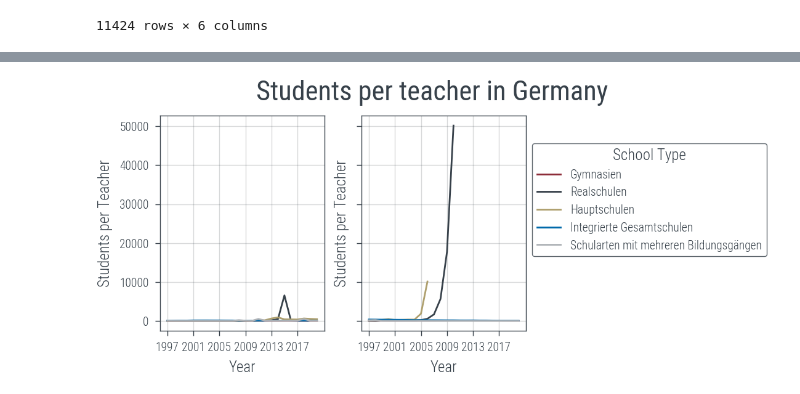
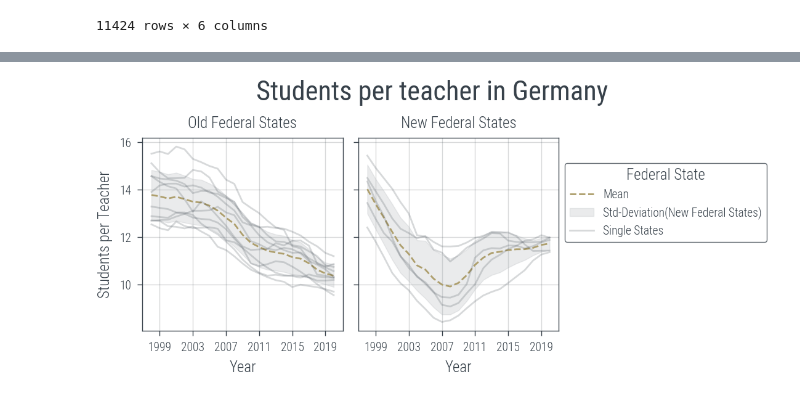
Before and after one commit to KarylReyne/DataLiteracyWS23, a Jupyter notebook: exp/TF-005-TeachersToChildren.ipynb, the cells around one changed output, grey strips where cells are left out. Cells and saved outputs as stored; diff of their text form; code cells hidden in the pictures.

Commit message:
Added analysis of teachers per student

```diff
--- a/exp/TF-005-TeachersToChildren.ipynb
+++ b/exp/TF-005-TeachersToChildren.ipynb
@@ -29,6 +29,7 @@ students_per_type = loader.load('school-children-by-type')
 teachers = loader.load('teachers-per-schooltype')
 zensus = loader.load('zensus')
 zensus = zensus[zensus["Origin"] == "Total"]
+zensus_age = loader.load('zensus-age')
 # %% [markdown]
 # 1. Understanding data structure and validate downloaded data
 # %% [markdown]
@@ -936,8 +944,8 @@ temp_students = students_per_type_sum[(students_per_type_sum["Gender"] == "Total
 temp_students = temp_students.drop("Gender", axis=1).rename(columns={"Mapped School Type": "School Type", "Value": "Students"})
 temp_students["School Type"] = temp_students["School Type"].str.replace("Gymnasien (Sum)", "Gymnasien")
 temp_teacher = teachers[(teachers["Gender"] == "z")].drop("Gender", axis=1)
-merged = pd.merge(temp_students, temp_teacher, how="inner", on=["School Type", "Year"])
-merged
+students_per_teacher_by_type = pd.merge(temp_students, temp_teacher, how="inner", on=["School Type", "Year"])
+students_per_teacher_by_type
 # %% [output]
 |  | Year | School Type | Students | Contract Type | Federal State | Number of Teachers |
 | 0 | 1997 | Abendgymnasien | 3198.0 | Vollzeitbeschäftigte Lehrkräfte | Baden-Württemberg | 0.0 |
@@ -985,11 +998,10 @@ TEACHER_CONTRACT = [
  ]
 
 # Get the number of students for the most common school types
-most_common_school_types = Aggregation.get_most_common_value(merged, "Students", ["School Type"])[:MCS]
-plot_data = merged[merged["School Type"].isin(most_common_school_types["School Type"].values) & merged["Contract Type"].isin(TEACHER_CONTRACT)]
+most_common_school_types = Aggregation.get_most_common_value(students_per_teacher_by_type, "Students", ["School Type"])[:MCS]
+plot_data = students_per_teacher_by_type[students_per_teacher_by_type["School Type"].isin(most_common_school_types["School Type"].values) & students_per_teacher_by_type["Contract Type"].isin(TEACHER_CONTRACT)]
 students_per_teacher = get_students_per_teacher(plot_data)
 plot_data = students_per_teacher.copy()
-display(students_per_teacher)
 
 # Select data to plot (aggregation)
 plot_data = plot_data[plot_data["Federal State"] == "Deutschland"]
@@ -1051,0 +1030,8 @@ plot_data.query("(Year == 2019) and (`Federal State` == 'Saarland')")
+# %%
+temp_students = students_per_state[(students_per_state["Gender"] == "all")]
+temp_students = temp_students.drop("Gender", axis=1).rename(columns={"Value": "Students"})
+temp_teacher = teachers[(teachers["Gender"] == "z") & (teachers["School Type"] == "Zusammen")].drop("Gender", axis=1)
+temp_teacher = temp_teacher.drop("School Type", axis=1)
+students_per_techear_by_federal_state = pd.merge(temp_students, temp_teacher, how="inner", on=["Federal State", "Year"])
+students_per_techear_by_federal_state = get_students_per_teacher(students_per_techear_by_federal_state)
+students_per_techear_by_federal_state
@@ -1052,44 +1052,47 @@ plot_data.query("(Year == 2019) and (`Federal State` == 'Saarland')")
 # %%
 fig, axs = plt.subplots(1, 2, sharey=True)
-plot_data = students_per_teacher.copy()
-# plot_data = plot_data[plot_data["School Type"] == "Gymnasien"]
-plot_data = plot_data[plot_data["Federal State"] != "Deutschland"]
-# plot_data = plot_data.groupby(["Year", "School Type", "Federal State"]).apply(lambda x: x["Students per Teacher"].mean()).reset_index().rename(columns={0: "Students per Teacher"})
-# plot_data_std = plot_data.groupby(["Year", "School Type", "Federal State"]).apply(lambda x: x["Students per Teacher"].std()).reset_index().rename(columns={0: "Students per Teacher"})
 
+# Get the right data
+plot_data = students_per_techear_by_federal_state.copy()
+plot_data = plot_data[
+    (plot_data["Federal State"] != "Deutschland")
+    & (plot_data["Type"] == "Pupils")
+]
+for i, fs in enumerate(FEDERAL_STATES):
+    label_set = False
+    ax = axs[i]
 
-for st in most_common_school_types["School Type"].values:
-    for i, fs in enumerate(FEDERAL_STATES):
-        ax = axs[i]
+    # Calculate the mean and std
+    plot_data_fs = plot_data[plot_data["Federal State"].isin(FEDERAL_STATES[fs])].copy()
+    plot_data_fs_mean = plot_data_fs.groupby(["Year"]).apply(lambda x: x["Students per Teacher"].mean()).reset_index().rename(columns={0: "Students per Teacher"})
+    plot_data_std_fs = plot_data_fs.groupby(["Year"]).apply(lambda x: x["Students per Teacher"].std()).reset_index().rename(columns={0: "Students per Teacher"})
 
-        plot_data_fs = plot_data[
-            (plot_data["Federal State"].isin(FEDERAL_STATES[fs]))
-            & (~plot_data["Federal State"].isin(["Berlin", "Hamburg", "Bremen", "Saarland"]))
-            & (plot_data["School Type"] == st)
-        ].copy()
+    # Plot the mean (by federal state group) and std
+    ax.plot(plot_data_fs_mean["Year"], plot_data_fs_mean["Students per Teacher"], label="Mean".format(fs), color=rgb.tue_gold, linestyle='--')
+    ax.fill_between(plot_data_fs_mean["Year"], plot_data_fs_mean["Students per Teacher"] - plot_data_std_fs["Students per Teacher"], plot_data_fs_mean["Students per Teacher"] + plot_data_std_fs["Students per Teacher"], alpha=0.25, label="Std-Deviation({})".format(fs),  color=rgb.tue_gray)
 
-        plot_data_fs_mean = plot_data_fs.groupby(["Year"]).apply(lambda x: x["Students per Teacher"].mean()).reset_index().rename(columns={0: "Students per Teacher"})
-        plot_data_std_fs = plot_data_fs.groupby(["Year"]).apply(lambda x: x["Students per Teacher"].std()).reset_index().rename(columns={0: "Students per Teacher"})
-        if plot_data_fs_mean["Students per Teacher"].max() > 3000:
-            print(plot_data_fs.describe())
+    for state in FEDERAL_STATES[fs]:
+        if state not in plot_data_fs["Federal State"].unique():
+            print("State {} not in data".format(state))
+            continue
 
+        # Get the data of the federal state and get the number of students per teacher mean over all contract types
+        plot_data_state = plot_data_fs[plot_data_fs["Federal State"] == state]
+        plot_data_state = plot_data_state.groupby(["Year"]).apply(lambda x: x["Students per Teacher"].mean()).reset_index().rename(columns={0: "Students per Teacher"})
+        ax.plot(plot_data_state["Year"], plot_data_state["Students per Teacher"], color=rgb.tue_dark, alpha=0.2, label="Single States" if not label_set else "")
+        label_set = True
 
+    ax.set_xticks(np.arange(plot_data_fs_mean["Year"].min() + 1, plot_data_fs_mean["Year"].max() + 1, 4))
+    ax.grid(True)
+    ax.set_xlabel("Year")
 
-        ax.plot(plot_data_fs_mean["Year"], plot_data_fs_mean["Students per Teacher"], label=st)
-        # ax.fill_between(plot_data_fs_mean["Year"], plot_data_fs_mean["Students per Teacher"] - plot_data_std_fs["Students per Teacher"], plot_data_fs_mean["Students per Teacher"] + plot_data_std_fs["Students per Teacher"], alpha=0.25, label="Std-Deviation({})".format(fs),  color=rgb.tue_gray)
-        ax.set_xticks(np.arange(plot_data_fs_mean["Year"].min(), plot_data_fs_mean["Year"].max() + 1, 4))
-        ax.grid(True)
-        ax.set_xlabel("Year")
-        ax.set_ylabel("Students per Teacher")
+axs[0].set_title("Old Federal States")
+axs[1].set_title("New Federal States")
+axs[0].set_ylabel("Students per Teacher")
 
-# ax.set_xlabel("Year")
-# ax.set_ylabel("Students per Teacher")
-# ax.set_xticks(np.arange(plot_data["Year"].min(), plot_data["Year"].max() + 1, 2))
-# ax.grid(True)
-
-axs[1].legend(bbox_to_anchor=(1, 0.9), title="School Type")
+# axs[0].legend(bbox_to_anchor=(1, 0.9), title="Federal State")
+axs[1].legend(bbox_to_anchor=(1, 0.9), title="Federal State")
 
 # Other settings
 fig.suptitle("Students per teacher in Germany", fontsize=16);
-# TODO NO SENSE
 # %% [output]
@@ -1113 +1100 @@ max           1088.000000
-[figure, old version]
+[figure, new version]
```
Also changed, not shown: parts of 10 cells of this notebook, 2 other files.
